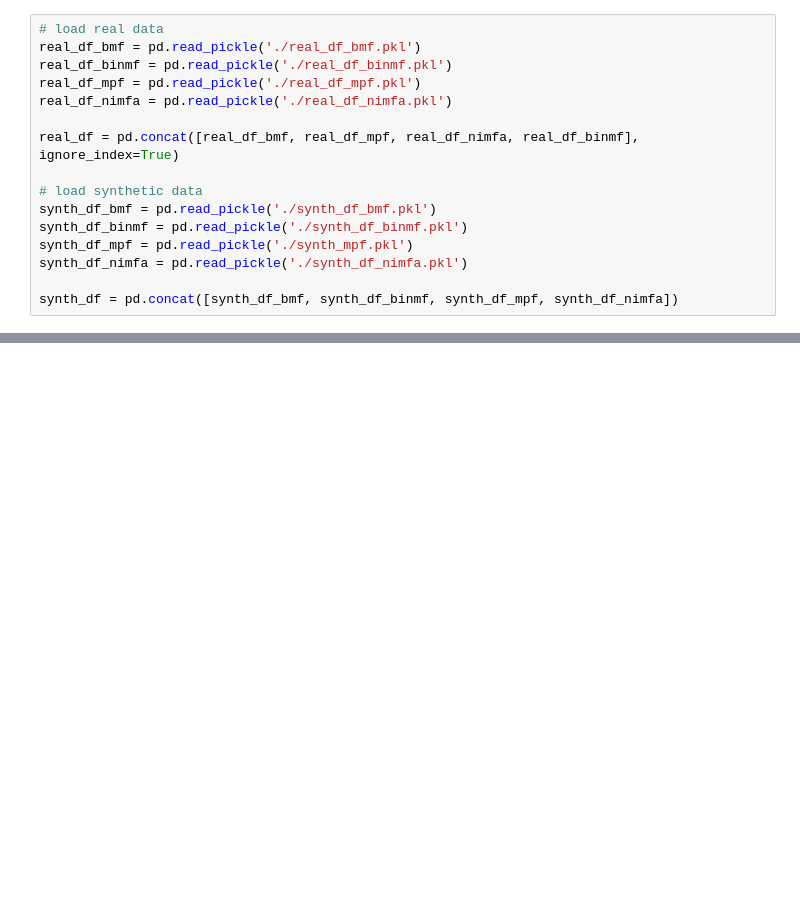
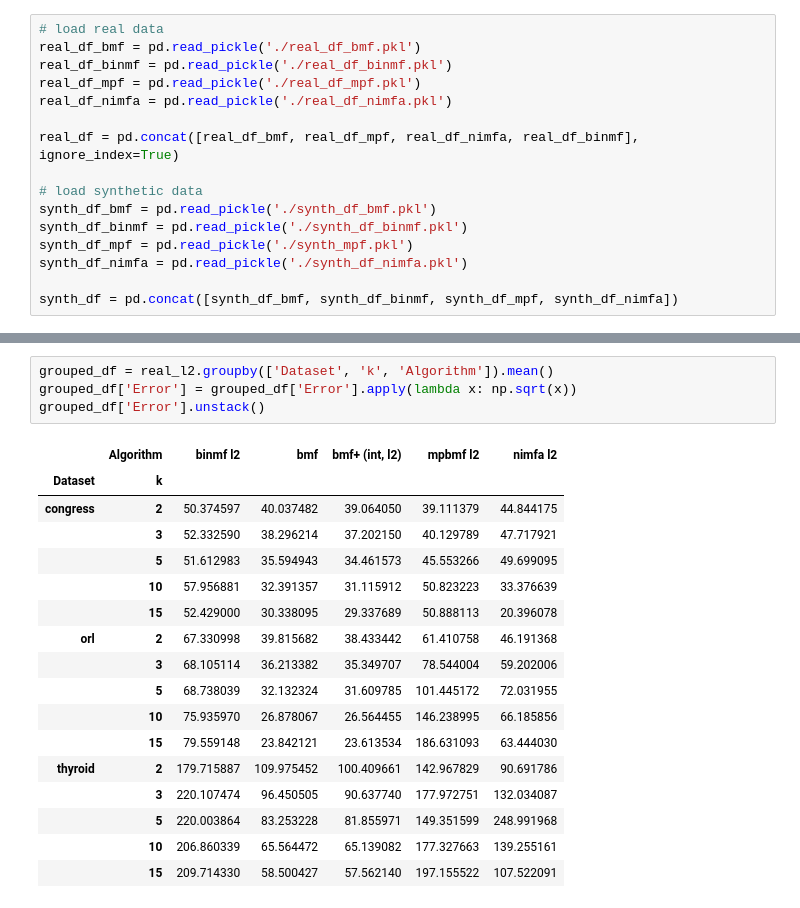
Before and after one commit to 34KeS4sdzhmBhuZd/experiments, a Jupyter notebook: bmf.ipynb, the cells around one changed output, grey strips where cells are left out. Cells and saved outputs as stored; diff of their text form; blank space fills up the shorter version.

```diff
--- a/bmf.ipynb
+++ b/bmf.ipynb
@@ -2034,0 +1927,22 @@ grouped_df['Error'].unstack()
+# %%
+grouped_df = real_l2.groupby(['Dataset', 'k', 'Algorithm']).mean()
+grouped_df['Error'] = grouped_df['Error'].apply(lambda x: np.sqrt(x))
+grouped_df['Error'].unstack()
+# %% [output]
+|  | Algorithm | binmf l2 | bmf | bmf+ (int, l2) | mpbmf l2 | nimfa l2 |
+| Dataset | k |  |  |  |  |  |
+| congress | 2 | 50.374597 | 40.037482 | 39.064050 | 39.111379 | 44.844175 |
+|  | 3 | 52.332590 | 38.296214 | 37.202150 | 40.129789 | 47.717921 |
+|  | 5 | 51.612983 | 35.594943 | 34.461573 | 45.553266 | 49.699095 |
+|  | 10 | 57.956881 | 32.391357 | 31.115912 | 50.823223 | 33.376639 |
+|  | 15 | 52.429000 | 30.338095 | 29.337689 | 50.888113 | 20.396078 |
+| orl | 2 | 67.330998 | 39.815682 | 38.433442 | 61.410758 | 46.191368 |
+|  | 3 | 68.105114 | 36.213382 | 35.349707 | 78.544004 | 59.202006 |
+|  | 5 | 68.738039 | 32.132324 | 31.609785 | 101.445172 | 72.031955 |
+|  | 10 | 75.935970 | 26.878067 | 26.564455 | 146.238995 | 66.185856 |
+|  | 15 | 79.559148 | 23.842121 | 23.613534 | 186.631093 | 63.444030 |
+| thyroid | 2 | 179.715887 | 109.975452 | 100.409661 | 142.967829 | 90.691786 |
+|  | 3 | 220.107474 | 96.450505 | 90.637740 | 177.972751 | 132.034087 |
+|  | 5 | 220.003864 | 83.253228 | 81.855971 | 149.351599 | 248.991968 |
+|  | 10 | 206.860339 | 65.564472 | 65.139082 | 177.327663 | 139.255161 |
+|  | 15 | 209.714330 | 58.500427 | 57.562140 | 197.155522 | 107.522091 |
```
Also changed, not shown: parts of 75 cells of this notebook.
